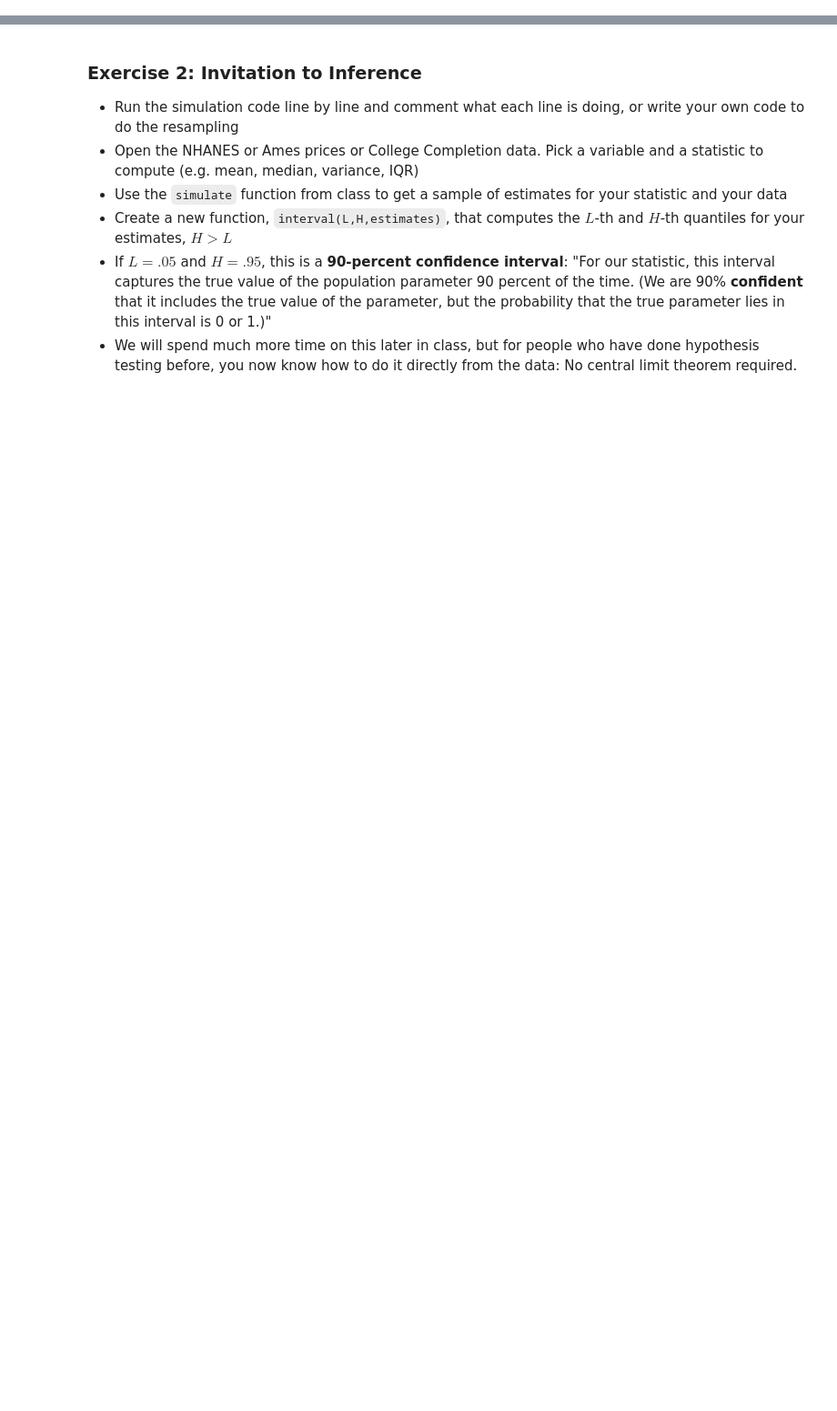
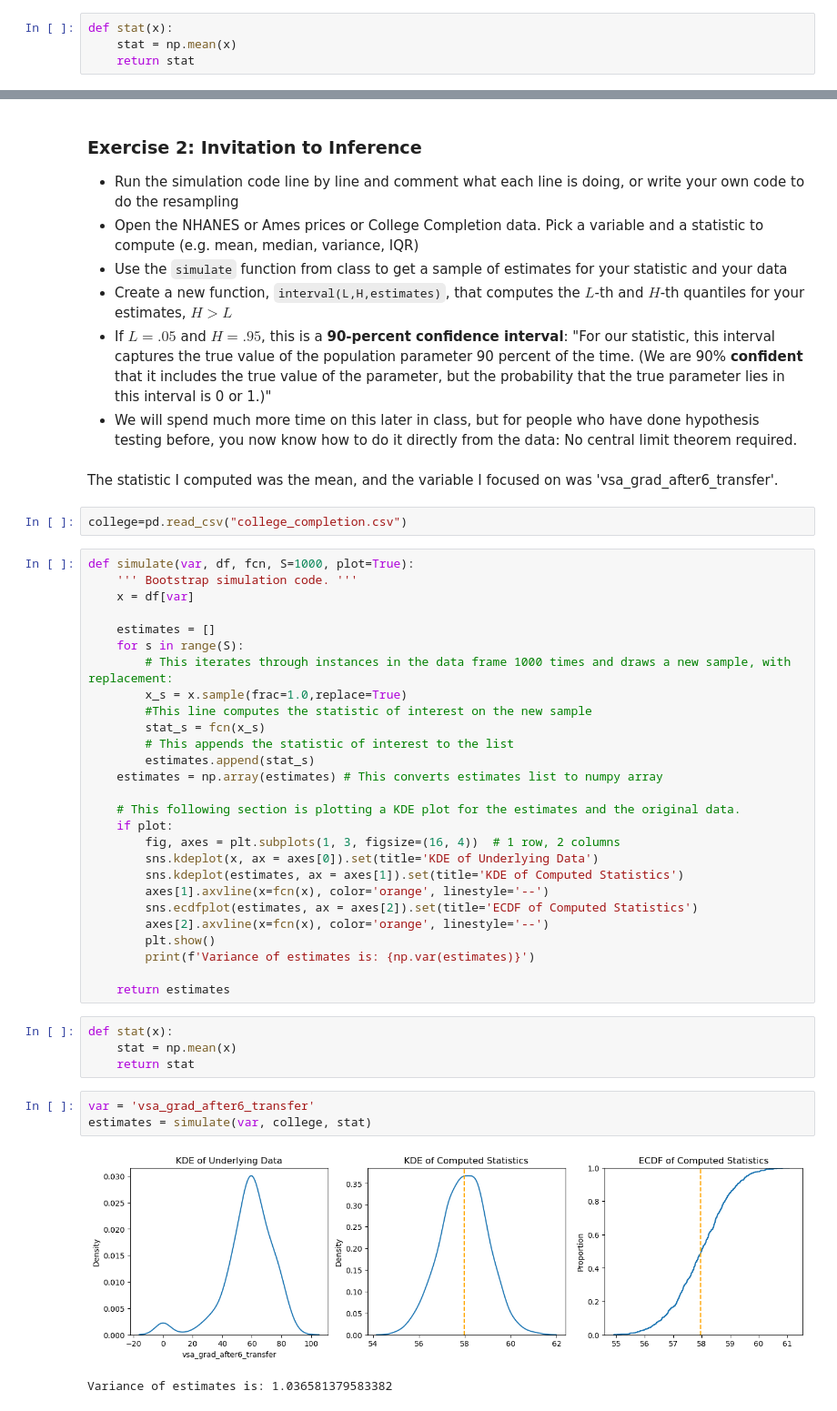
Before and after one commit to yani-iben/understanding_uncertainty_assignment4, a Jupyter notebook: assignment_4.ipynb, the cells around one changed output, grey strips where cells are left out. Shown at 91% size. Drawn from its saved outputs; the diff is of its cells as text; blank space fills up the shorter version.

```diff
--- a/assignment_4.ipynb
+++ b/assignment_4.ipynb
@@ -8,0 +42,4 @@
+# %%
+def stat(x):
+    stat = np.mean(x)
+    return stat
@@ -14,3 +91,44 @@
 - Create a new function, `interval(L,H,estimates)`, that computes the $L$-th and $H$-th quantiles for your estimates, $H>L$
 - If $L=.05$ and $H=.95$, this is a **90-percent confidence interval**: "For our statistic, this interval captures the true value of the population parameter 90 percent of the time. (We are 90% **confident** that it includes the true value of the parameter, but the probability that the true parameter lies in this interval is 0 or 1.)"
 - We will spend much more time on this later in class, but for people who have done hypothesis testing before, you now know how to do it directly from the data: No central limit theorem required.
+# %% [markdown]
+The statistic I computed was the mean, and the variable I focused on was 'vsa_grad_after6_transfer'.
+# %%
+college=pd.read_csv("college_completion.csv")
+# %%
+def simulate(var, df, fcn, S=1000, plot=True):
+    ''' Bootstrap simulation code. '''
+    x = df[var]
+
+    estimates = []
+    for s in range(S):
+        # This iterates through instances in the data frame 1000 times and draws a new sample, with replacement:
+        x_s = x.sample(frac=1.0,replace=True)
+        #This line computes the statistic of interest on the new sample
+        stat_s = fcn(x_s)
+        # This appends the statistic of interest to the list
+        estimates.append(stat_s)
+    estimates = np.array(estimates) # This converts estimates list to numpy array
+
+    # This following section is plotting a KDE plot for the estimates and the original data.
+    if plot:
+        fig, axes = plt.subplots(1, 3, figsize=(16, 4))  # 1 row, 2 columns
+        sns.kdeplot(x, ax = axes[0]).set(title='KDE of Underlying Data')
+        sns.kdeplot(estimates, ax = axes[1]).set(title='KDE of Computed Statistics')
+        axes[1].axvline(x=fcn(x), color='orange', linestyle='--')
+        sns.ecdfplot(estimates, ax = axes[2]).set(title='ECDF of Computed Statistics')
+        axes[2].axvline(x=fcn(x), color='orange', linestyle='--')
+        plt.show()
+        print(f'Variance of estimates is: {np.var(estimates)}')
+
+    return estimates
+# %%
+def stat(x):
+    stat = np.mean(x)
+    return stat
+# %%
+var = 'vsa_grad_after6_transfer'
+estimates = simulate(var, college, stat)
+# %% [output]
+[figure, added]
+Variance of estimates is: 1.036581379583382
```
Also changed, not shown: parts of 23 cells of this notebook, 1 other file.
